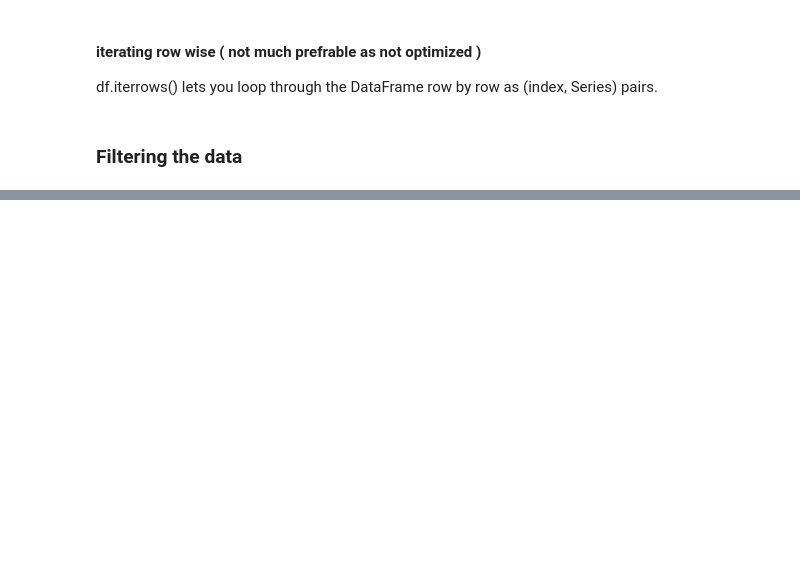
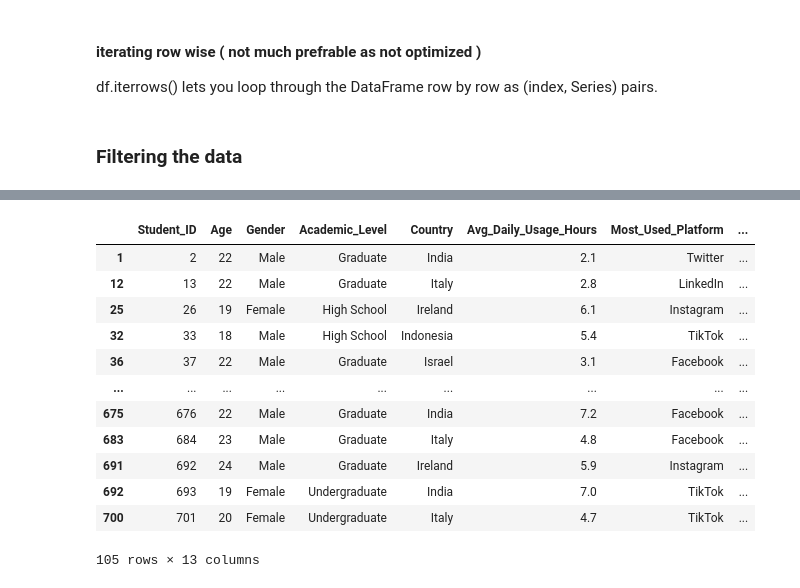
Before and after one commit to jatinmeenaa/pandas_learning, a Jupyter notebook: Pandas.ipynb, the cells around one changed output, grey strips where cells are left out. Saved outputs shown, nothing was run; the diff lists cells and outputs as text; code cells hidden in the pictures; blank space fills up the shorter version.

```diff
--- a/Pandas.ipynb
+++ b/Pandas.ipynb
@@ -120,0 +158,16 @@ data[(data['Gender']=='Male')& (data['Age']>19)][['Student_ID','Age']] # multipl
+# %%
+data[data['Country'].str.contains(r'^I')]
+# %% [output]
+|  | Student_ID | Age | Gender | Academic_Level | Country | Avg_Daily_Usage_Hours | Most_Used_Platform | ... |
+| 1 | 2 | 22 | Male | Graduate | India | 2.1 | Twitter | ... |
+| 12 | 13 | 22 | Male | Graduate | Italy | 2.8 | LinkedIn | ... |
+| 25 | 26 | 19 | Female | High School | Ireland | 6.1 | Instagram | ... |
+| 32 | 33 | 18 | Male | High School | Indonesia | 5.4 | TikTok | ... |
+| 36 | 37 | 22 | Male | Graduate | Israel | 3.1 | Facebook | ... |
+| ... | ... | ... | ... | ... | ... | ... | ... | ... |
+| 675 | 676 | 22 | Male | Graduate | India | 7.2 | Facebook | ... |
+| 683 | 684 | 23 | Male | Graduate | Italy | 4.8 | Facebook | ... |
+| 691 | 692 | 24 | Male | Graduate | Ireland | 5.9 | Instagram | ... |
+| 692 | 693 | 19 | Female | Undergraduate | India | 7.0 | TikTok | ... |
+| 700 | 701 | 20 | Female | Undergraduate | Italy | 4.7 | TikTok | ... |
+105 rows × 13 columns
```
Also changed, not shown: parts of 15 cells of this notebook.
